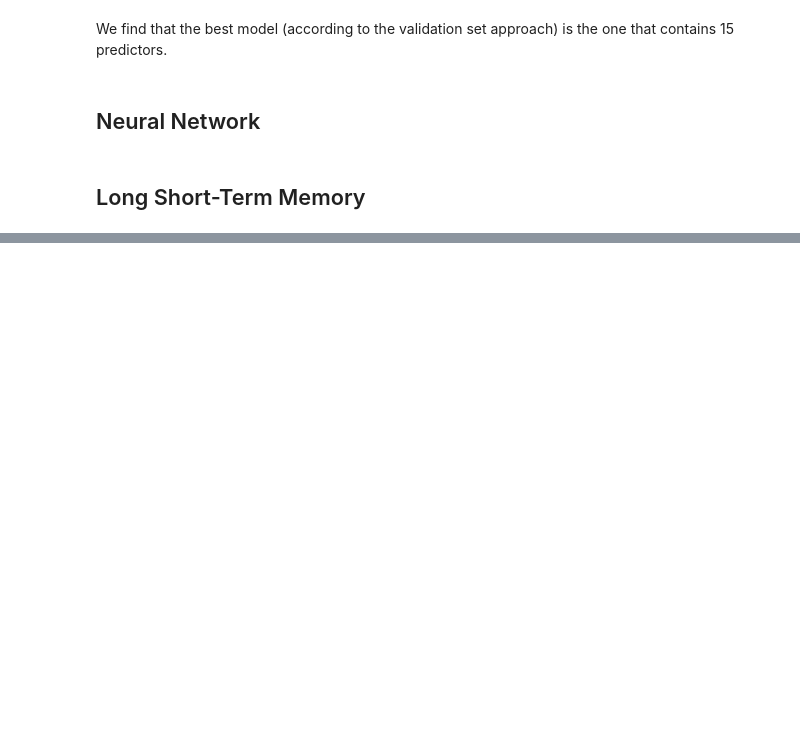
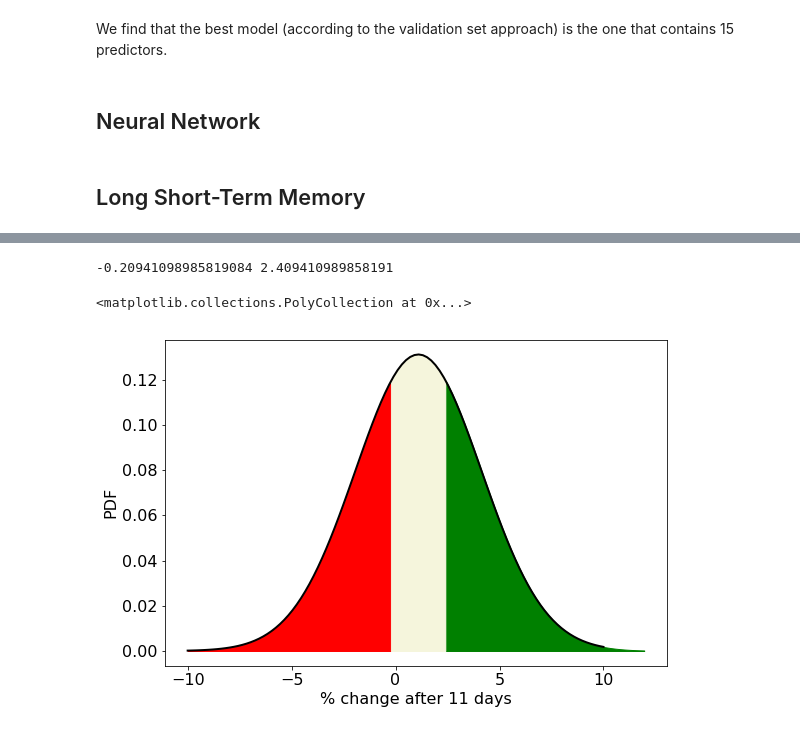
Before and after one commit to RobBinS83/Incubator_challenge, a Jupyter notebook: Incubator_challenge_section_1.ipynb, the cells around one changed output, grey strips where cells are left out. Saved outputs shown, nothing was run; the diff lists cells and outputs as text; code cells hidden in the pictures; blank space fills up the shorter version.

```diff
--- a/Incubator_challenge_section_1.ipynb
+++ b/Incubator_challenge_section_1.ipynb
@@ -806,0 +819,29 @@ We find that the best model (according to the validation set approach) is the on
+# %%
+from scipy.stats import norm
+
+plt.figure(figsize=(9,6))
+plt.rcParams.update({'font.size': 16, 'lines.markersize': 10})
+
+mu, sigma = 1.10, 3.04
+x = np.linspace(-10, 10, 100)
+plt.plot(x, func(x, mu, sigma**2), 'k',linewidth=2,
+             label="$\mu={0:.2f}, \sigma={1:.2f}$".format(mu, sigma))
+plt.xlabel('% change after '+str(et)+' days')
+plt.ylabel('PDF')
+
+p1 = norm.ppf(1./3, loc=mu, scale=sigma)
+p2 = norm.ppf(2./3, loc=mu, scale=sigma)
+print(p1, p2)
+
+section1 = np.arange(-10, p1, 1/20.)
+plt.fill_between(section1,func(section1, mu, sigma**2), color = 'r')
+
+section2 = np.arange(p2, 12, 1/20.)
+plt.fill_between(section2,func(section2, mu, sigma**2), color = 'g')
+
+section3 = np.arange(p1, p2, 1/20.)
+plt.fill_between(section3,func(section3, mu, sigma**2), color = 'beige')
+# %% [output]
+-0.20941098985819084 2.409410989858191
+<matplotlib.collections.PolyCollection at 0x...>
+[figure, added]
```
Also changed, not shown: parts of 8 cells of this notebook.
